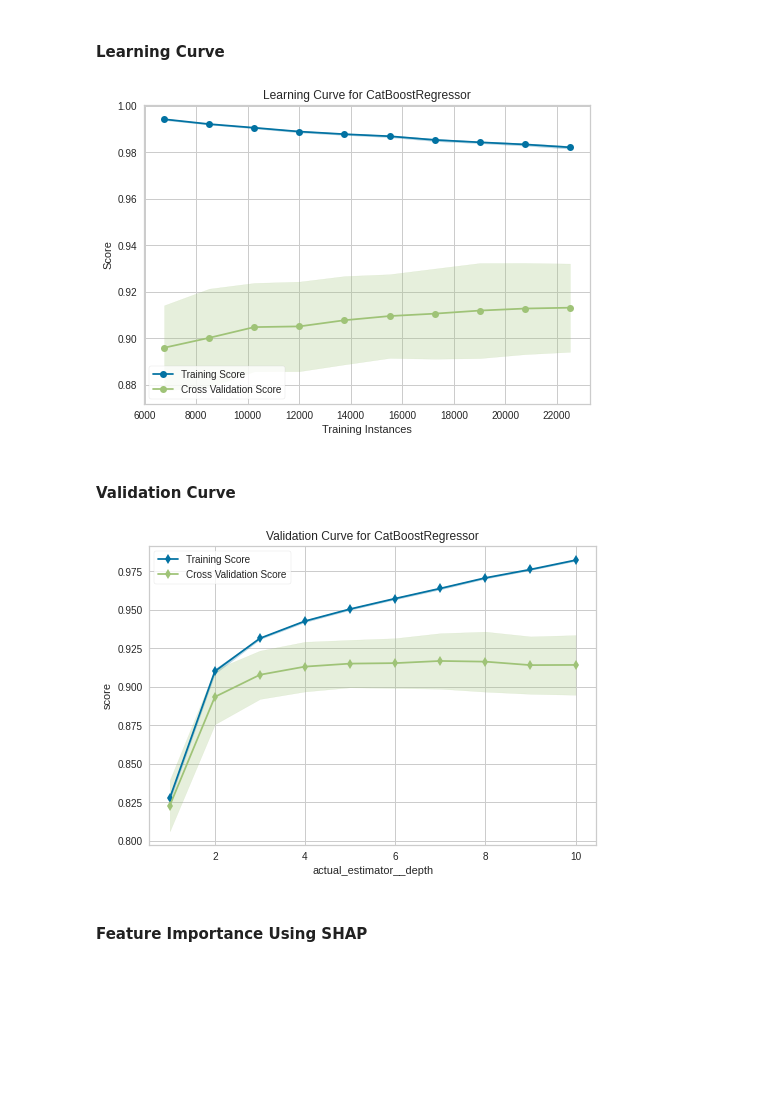
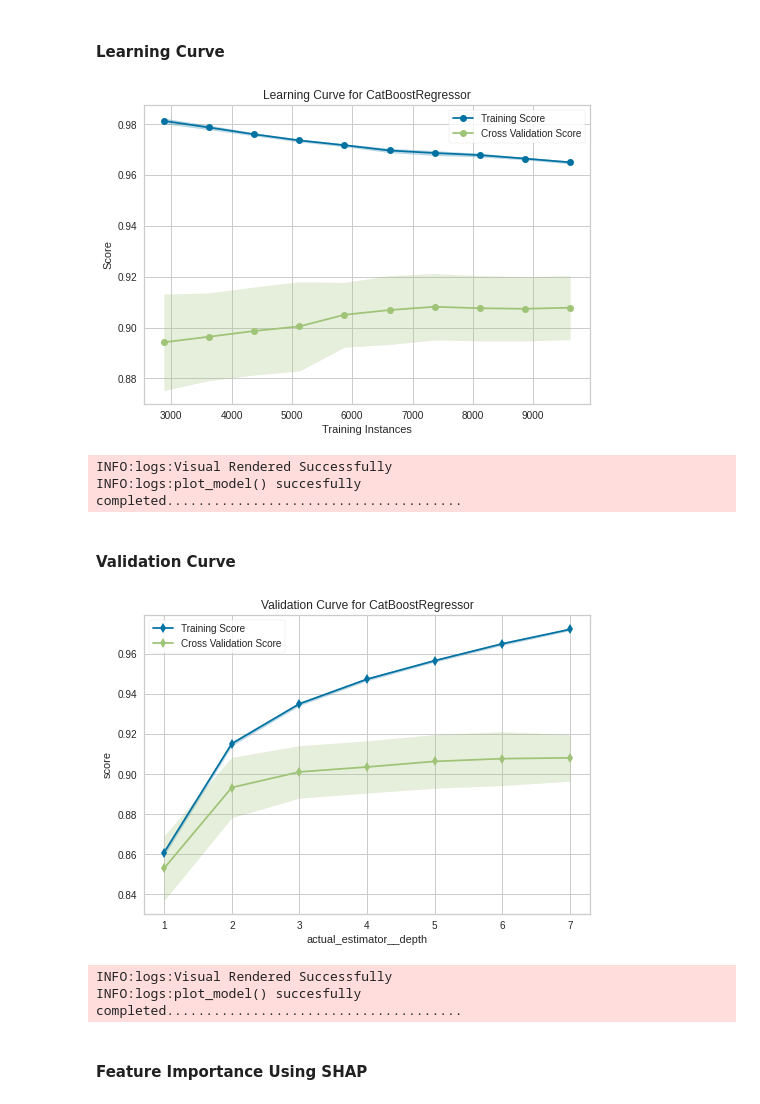
Before and after one commit to elvanselvano/purwadhika-final-project, a Jupyter notebook: notebooks/05_methodology.ipynb, the cells around one changed output. Drawn from its saved outputs; the diff is of its cells as text; code cells hidden in the pictures; blank space fills up the shorter version.

```diff
--- a/notebooks/05_methodology.ipynb
+++ b/notebooks/05_methodology.ipynb
@@ -247,15 +253,19 @@ reg.plot_model(tuned_catboost, plot = 'error')
 # %% [markdown]
 #### Learning Curve
 # %%
-reg.plot_model(tuned_catboost, plot = 'learning')
+reg.plot_model(catboost, plot = 'learning')
 # %% [output]
-[figure, old version]
+[figure, new version]
+INFO:logs:Visual Rendered Successfully
+INFO:logs:plot_model() succesfully completed......................................
 # %% [markdown]
 #### Validation Curve
 # %%
-reg.plot_model(tuned_catboost, plot = 'vc')
+reg.plot_model(catboost, plot = 'vc')
 # %% [output]
-[figure, old version]
+[figure, new version]
+INFO:logs:Visual Rendered Successfully
+INFO:logs:plot_model() succesfully completed......................................
 # %% [markdown]
 #### Feature Importance Using SHAP
 # %%
```
Also changed, not shown: parts of 33 cells of this notebook, 3 other files.
